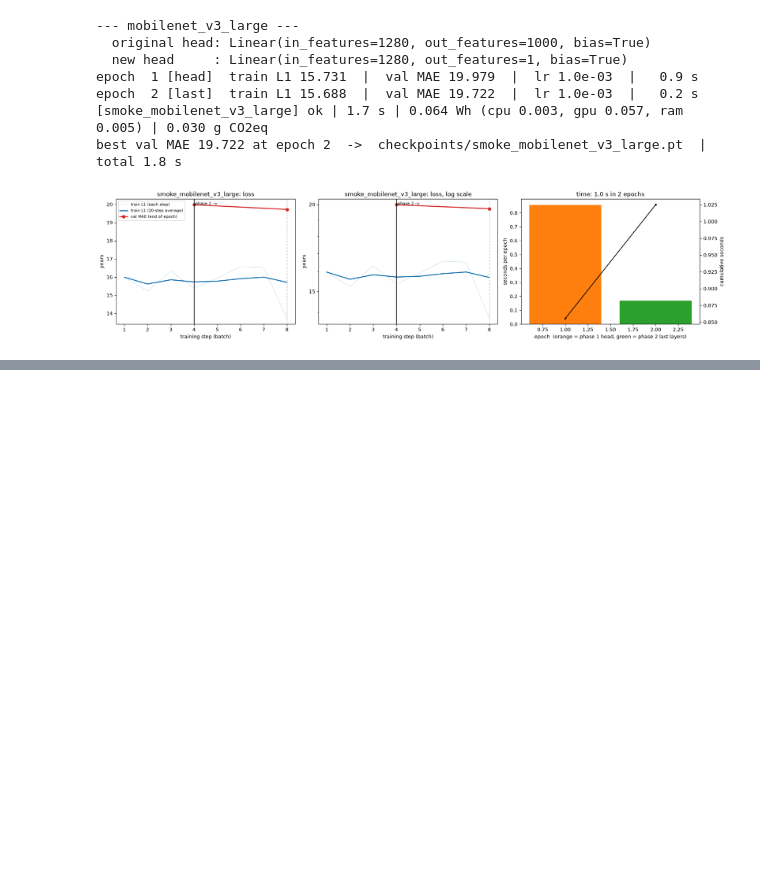
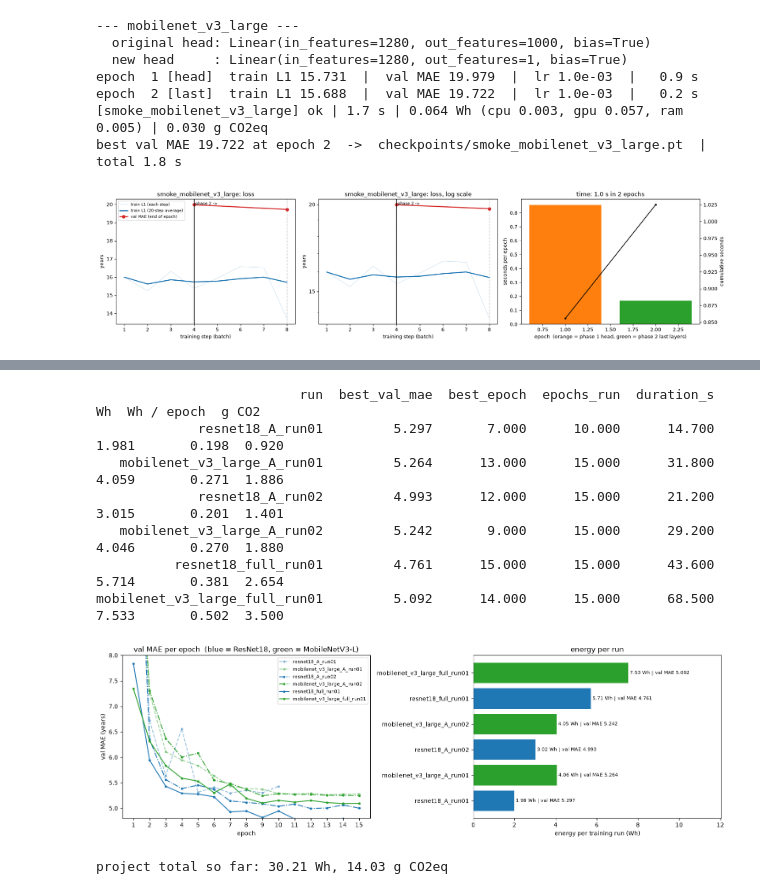
Before and after one commit to fouad1233/CSE655_Deep_Learning_Project, a Jupyter notebook: src/02_pipeline.ipynb, the cells around one changed output, grey strips where cells are left out. Drawn from its saved outputs; the diff is of its cells as text; code cells hidden in the pictures; blank space fills up the shorter version.

```diff
--- a/src/02_pipeline.ipynb
+++ b/src/02_pipeline.ipynb
@@ -968,0 +1063,36 @@ best val MAE 19.722 at epoch 2  ->  checkpoints/smoke_mobilenet_v3_large.pt  |
+# %%
+runs = pd.read_csv(RUNS_CSV)
+train_runs = runs[(runs.kind == "train") & (runs.status == "ok")].copy()
+train_runs["Wh"] = 1000 * train_runs.energy_kwh
+train_runs["g CO2"] = 1000 * train_runs.kg_co2
+train_runs["Wh / epoch"] = train_runs.Wh / train_runs.epochs_run
+cols = ["run", "best_val_mae", "best_epoch", "epochs_run", "duration_s", "Wh", "Wh / epoch", "g CO2"]
+with pd.option_context("display.width", 200, "display.float_format", "{:.3f}".format):
+    print(train_runs[cols].to_string(index=False))
+
+fig, (ax1, ax2) = plt.subplots(1, 2, figsize=(15, 4.8))
+for run in train_runs.run:
+    h = pd.read_csv(TRAIN_LOG_DIR / f"{run}.csv")
+    style = "-" if "_full_" in run else ("--" if "run01" in run else "-.")
+    color = "tab:blue" if run.startswith("resnet18") else "tab:green"
+    ax1.plot(h.epoch, h.val_mae, style, marker="o", ms=3, color=color,
+             alpha=0.45 if run.endswith("A_run01") else 1, label=run)
+ax1.set_ylim(4.8, 8); ax1.set_xlabel("epoch"); ax1.set_ylabel("val MAE (years)")
+ax1.set_title("val MAE per epoch  (blue = ResNet18, green = MobileNetV3-L)")
+ax1.legend(fontsize=8); ax1.set_xticks(range(1, 16))
+ax2.barh(train_runs.run, train_runs.Wh, color=["tab:blue" if r.startswith("resnet18") else "tab:green" for r in train_runs.run])
+for y, (wh, mae) in enumerate(zip(train_runs.Wh, train_runs.best_val_mae)):
+    ax2.text(wh, y, f" {wh:.2f} Wh | val MAE {mae:.3f}", va="center", fontsize=8)
+ax2.set_xlabel("energy per training run (Wh)"); ax2.set_title("energy per run"); ax2.set_xlim(0, train_runs.Wh.max() * 1.6)
+plt.tight_layout(); fig.savefig(FIG_DIR / "compare_standard_runs.png", dpi=110); plt.show()
+print(f"\nproject total so far: {1000 * runs.energy_kwh.sum():.2f} Wh, {1000 * runs.kg_co2.sum():.2f} g CO2eq")
+# %% [output]
+                          run  best_val_mae  best_epoch  epochs_run  duration_s    Wh  Wh / epoch  g CO2
+             resnet18_A_run01         5.297       7.000      10.000      14.700 1.981       0.198  0.920
+   mobilenet_v3_large_A_run01         5.264      13.000      15.000      31.800 4.059       0.271  1.886
+             resnet18_A_run02         4.993      12.000      15.000      21.200 3.015       0.201  1.401
+   mobilenet_v3_large_A_run02         5.242       9.000      15.000      29.200 4.046       0.270  1.880
+          resnet18_full_run01         4.761      15.000      15.000      43.600 5.714       0.381  2.654
+mobilenet_v3_large_full_run01         5.092      14.000      15.000      68.500 7.533       0.502  3.500
+[figure, added]
+project total so far: 30.21 Wh, 14.03 g CO2eq
```
Also changed, not shown: parts of 18 cells of this notebook, 29 other files.
